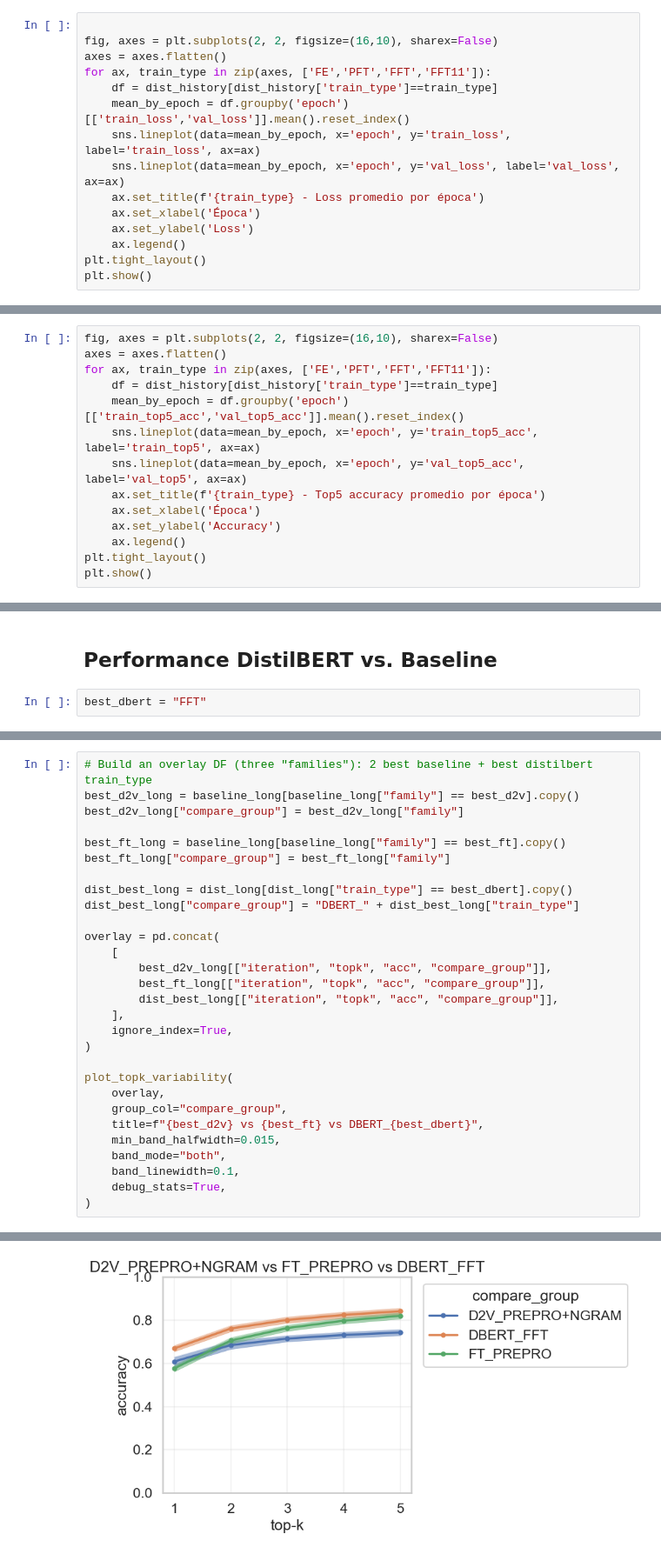
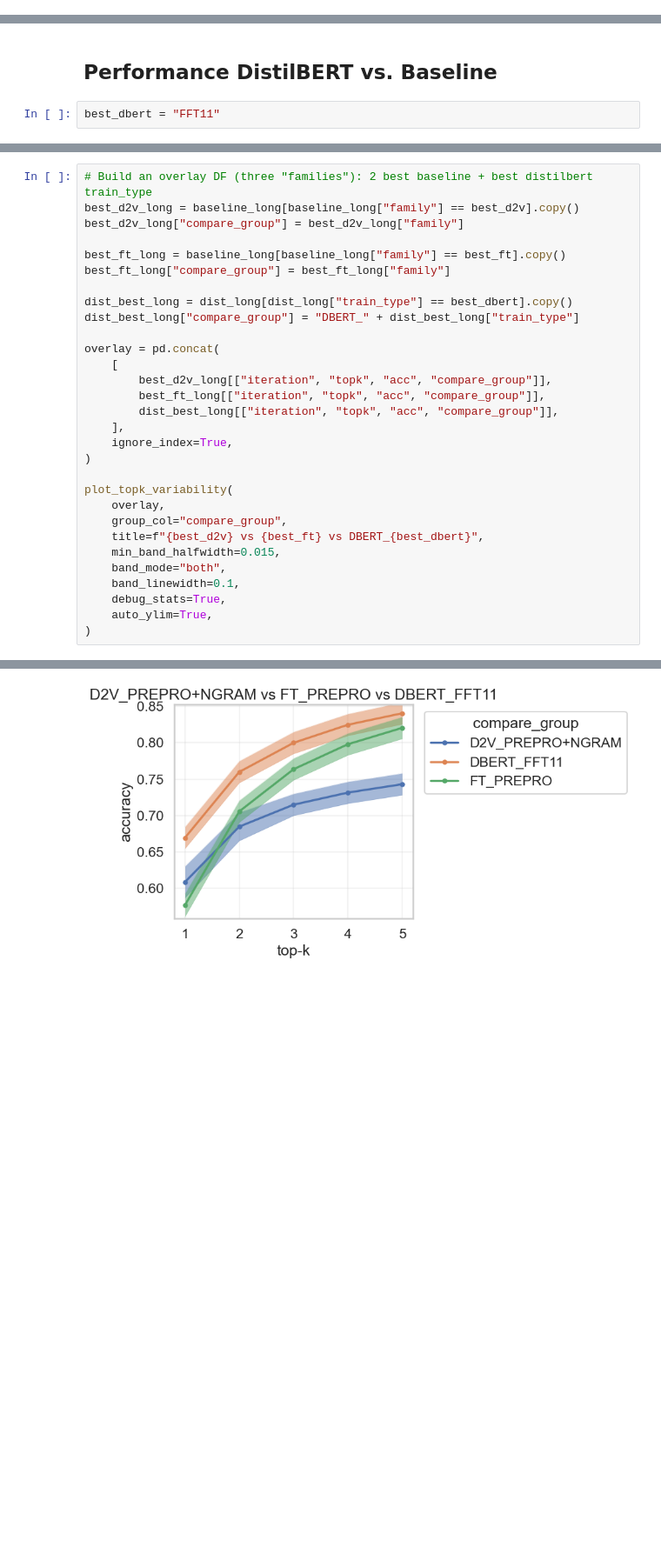
Before and after one commit to sstedoldi/tt1_clasi, a Jupyter notebook: 04-HSrecomm_iter_results_analysis.ipynb, the cells around one changed output, grey strips where cells are left out. Shown at 87% size. Cells and saved outputs as stored; diff of their text form; blank space fills up the shorter version.

```diff
--- a/04-HSrecomm_iter_results_analysis.ipynb
+++ b/04-HSrecomm_iter_results_analysis.ipynb
@@ -687,18 +792,3 @@ dist_history.head()
 | 2 | 1 | 491185480 | 3 | 2.694364 | 0.441761 | 0.441761 | 0.546139 | 0.601510 | ... |
 | 3 | 1 | 491185480 | 4 | 2.632907 | 0.450995 | 0.450995 | 0.555719 | 0.611675 | ... |
 | 4 | 1 | 491185480 | 5 | 2.590887 | 0.456527 | 0.456527 | 0.562853 | 0.618342 | ... |
-# %%
-
-fig, axes = plt.subplots(2, 2, figsize=(16,10), sharex=False)
-axes = axes.flatten()
-for ax, train_type in zip(axes, ['FE','PFT','FFT','FFT11']):
-    df = dist_history[dist_history['train_type']==train_type]
-    mean_by_epoch = df.groupby('epoch')[['train_loss','val_loss']].mean().reset_index()
-    sns.lineplot(data=mean_by_epoch, x='epoch', y='train_loss', label='train_loss', ax=ax)
-    sns.lineplot(data=mean_by_epoch, x='epoch', y='val_loss', label='val_loss', ax=ax)
-    ax.set_title(f'{train_type} - Loss promedio por época')
-    ax.set_xlabel('Época')
-    ax.set_ylabel('Loss')
-    ax.legend()
-plt.tight_layout()
-plt.show()
@@ -707,14 +794,0 @@ plt.show()
-# %%
-fig, axes = plt.subplots(2, 2, figsize=(16,10), sharex=False)
-axes = axes.flatten()
-for ax, train_type in zip(axes, ['FE','PFT','FFT','FFT11']):
-    df = dist_history[dist_history['train_type']==train_type]
-    mean_by_epoch = df.groupby('epoch')[['train_top5_acc','val_top5_acc']].mean().reset_index()
-    sns.lineplot(data=mean_by_epoch, x='epoch', y='train_top5_acc', label='train_top5', ax=ax)
-    sns.lineplot(data=mean_by_epoch, x='epoch', y='val_top5_acc', label='val_top5', ax=ax)
-    ax.set_title(f'{train_type} - Top5 accuracy promedio por época')
-    ax.set_xlabel('Época')
-    ax.set_ylabel('Accuracy')
-    ax.legend()
-plt.tight_layout()
-plt.show()
@@ -848,7 +948,7 @@ dist_summary
 # %% [markdown]
 ## Performance DistilBERT vs. Baseline
 # %%
-best_dbert = "FFT"
+best_dbert = "FFT11"
 # %%
 # Build an overlay DF (two "families"): best baseline + best distilbert train_type
 baseline_best_long = baseline_long[baseline_long["family"] == best_baseline].copy()
@@ -941,6 +1042,7 @@ plot_topk_variability(
     band_mode="both",
     band_linewidth=0.1,
     debug_stats=True,
+    auto_ylim=True,
 )
 # %% [output]
 [D2V_PREPRO+NGRAM] n_per_topk={1: 10, 2: 10, 3: 10, 4: 10, 5: 10} std={1.0: 0.007236495956838075, 2.0: 0.006488401180397015, 3.0: 0.005, 4.0: 0.005, 5.0: 0.005}
@@ -948,2 +1050,2 @@ plot_topk_variability(
 [FT_PREPRO] n_per_topk={1: 10, 2: 10, 3: 10, 4: 10, 5: 10} std={1.0: 0.005300647109342189, 2.0: 0.005, 3.0: 0.005, 4.0: 0.005, 5.0: 0.005}
-[figure, old version]
+[figure, new version]
```
Also changed, not shown: parts of 11 cells of this notebook, 15 other files.
